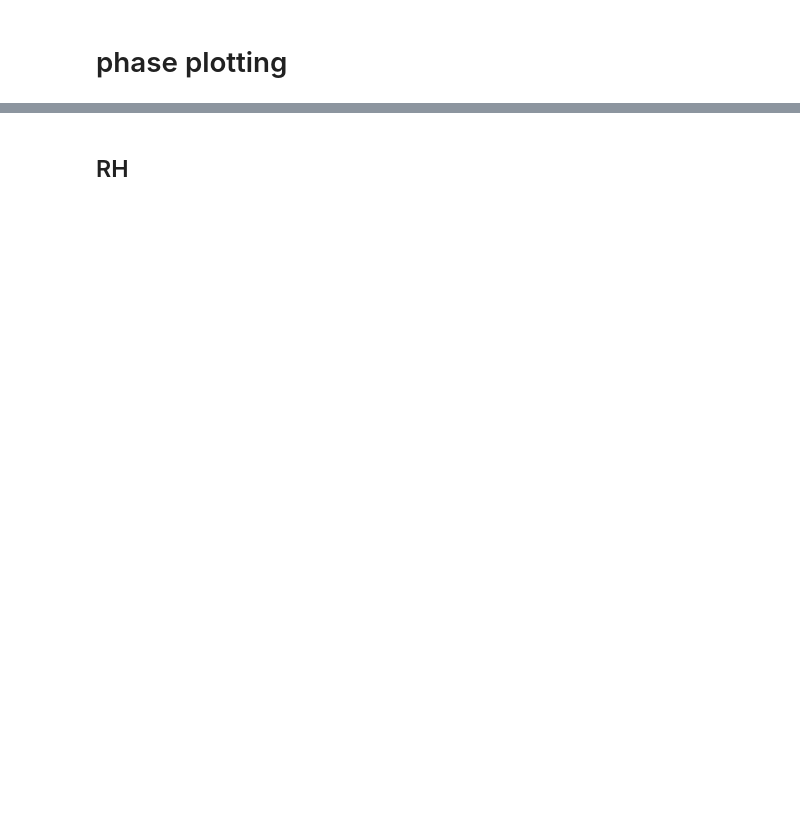
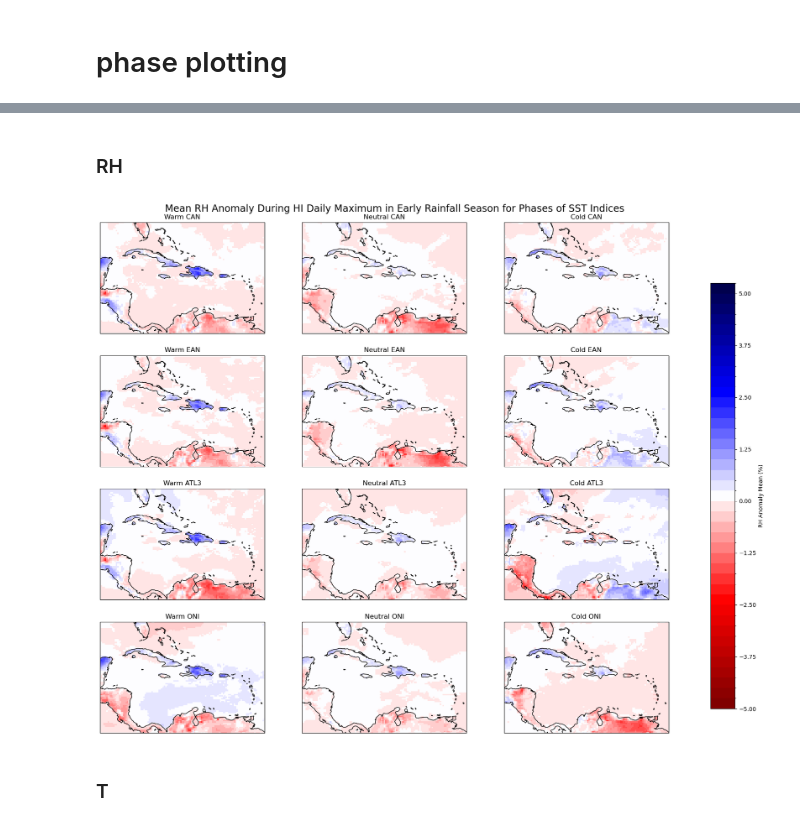
Before and after one commit to allan3prez/Caribe_Heat_AN, a Jupyter notebook: Plots/ERS_CAN_EAN_ATL3_ONI.ipynb, the cells around one changed output, grey strips where cells are left out. Drawn from its saved outputs; the diff is of its cells as text; code cells hidden in the pictures; blank space fills up the shorter version.

```diff
--- a/Plots/ERS_CAN_EAN_ATL3_ONI.ipynb
+++ b/Plots/ERS_CAN_EAN_ATL3_ONI.ipynb
@@ -319,19 +342,29 @@ KeyError: "No variable named '$U'. Variables on the dataset include ['Warm CAN_U
 # %% [markdown]
-## RH
+### RH
+# %%
+ERS_RH_oan_me = []
+for i in ERS_RH_oan:
+    ERS_RH_oan_me.append(i.mean('time'))
 # %%
-# fig, axes = plt.subplots(nrows=4, ncols=3, figsize=(20, 15), sharex=True, sharey=True, subplot_kw={'projection': ccrs.PlateCarree()},)
+fig, axes = plt.subplots(nrows=4, ncols=3, figsize=(20, 15), sharex=True, sharey=True, subplot_kw={'projection': ccrs.PlateCarree()},)
 
-# flat_axes = axes.flatten()
+flat_axes = axes.flatten()
 
-# for ax_i, da in enumerate(ERS_HI_oan):
-#     ax = flat_axes[ax_i]
-#     ax.set_extent([da.longitude.min(), da.longitude.max(), da.latitude.min(), da.latitude.max()], crs=ccrs.PlateCarree())
-#     da_p = da.plot(ax=ax, x='longitude', y='latitude', add_colorbar=False, levels=np.arange(-7, 7.25, 0.25), transform=ccrs.PlateCarree())
-#     ax.set_title(da.name)
-#     ax.coastlines(transform=ccrs.PlateCarree())
+for ax_i, da in enumerate(ERS_RH_oan_me):
+    ax = flat_axes[ax_i]
+    ax.set_extent([da.longitude.min(), da.longitude.max(), da.latitude.min(), da.latitude.max()], crs=ccrs.PlateCarree())
 
-# cax = fig.add_axes([0.89, 0.15, 0.03, 0.7])
-# fig.colorbar(axes.flat[0].collections[0],cax=cax, label='Heat Index Anomaly Mean (°F)', orientation='vertical', extend='neither')
-# plt.subplots_adjust(wspace=0.1, right=0.85, top=0.95)
-# plt.suptitle('Mean Daily Maximum Heat Index Anomaly During Early Rainfall Season for Phases of SST Indices', fontsize='xx-large')
-# plt.show()
+    da.plot(ax=ax, x='longitude', y='latitude', add_colorbar=False, levels=np.arange(-5, 5.5, 0.25), transform=ccrs.PlateCarree(), colors='seismic_r')
+
+    ax.set_title(da.name)
+    ax.coastlines(transform=ccrs.PlateCarree())
+
+cax = fig.add_axes([0.89, 0.15, 0.03, 0.7])
+fig.colorbar(axes.flat[0].collections[0],cax=cax, label='RH Anomaly Mean (%)', orientation='vertical', extend='neither')
+plt.subplots_adjust(wspace=0.1, right=0.85, top=0.95)
+plt.suptitle('Mean RH Anomaly During HI Daily Maximum in Early Rainfall Season for Phases of SST Indices', fontsize='xx-large')
+plt.show()
+# %% [output]
+[figure, added]
+# %% [markdown]
+### T
```
Also changed, not shown: parts of 25 cells of this notebook, 4 other files.
